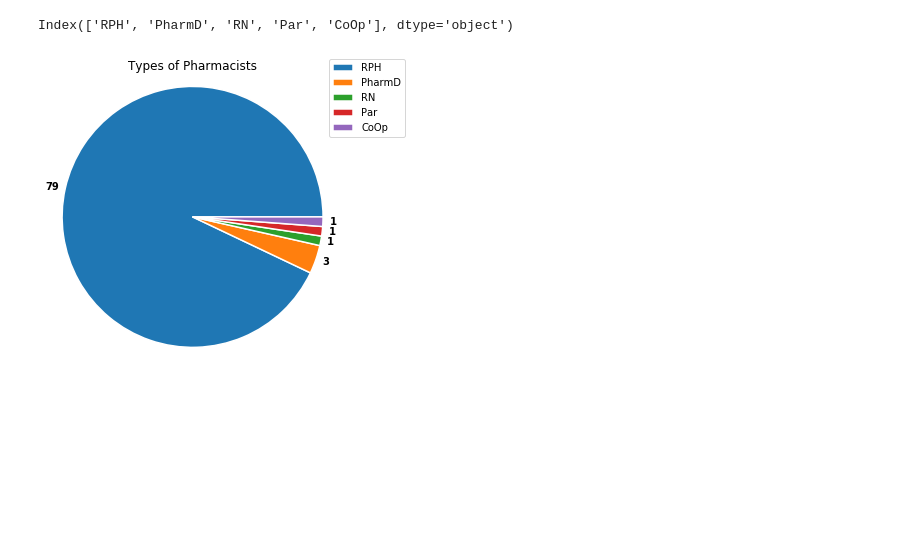
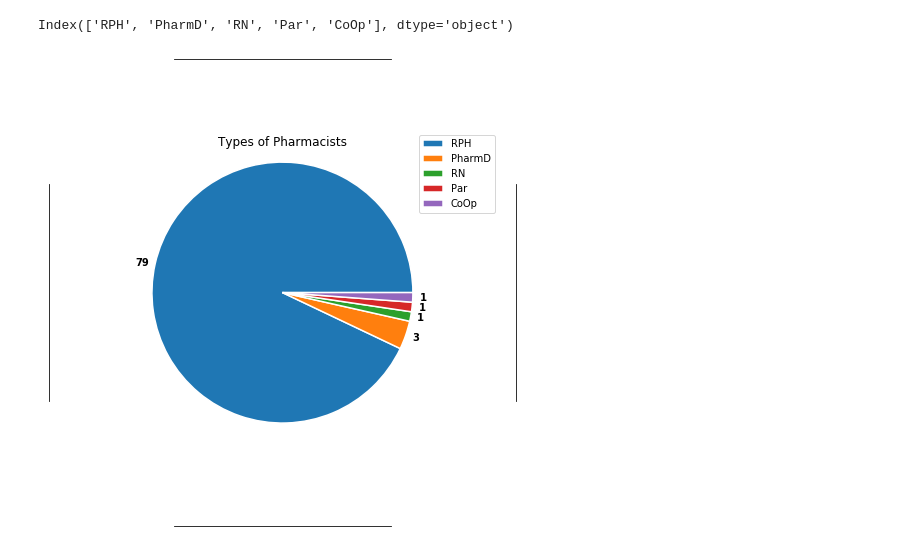
Before and after one commit to rmutalik/ongoing-project, a Jupyter notebook: MIMIC-III.ipynb, the cells around one changed output. Saved outputs shown, nothing was run; the diff lists cells and outputs as text; code cells hidden in the pictures; blank space fills up the shorter version.

Commit message:
Added border around pie chart

```diff
--- a/MIMIC-III.ipynb
+++ b/MIMIC-III.ipynb
@@ -352,17 +352,29 @@ Index(['RPH', 'PharmD', 'RN', 'Par', 'CoOp'], dtype='object')
 # %%
 fig, ax = plt.subplots()
 # explode = [0] + ([0.05] * (len(pharm_vc)-1))
-
-# TODO: Add a border around plot (e.g. frames, spines)
-ax.spines['right'].set_position(("outward", 5))
 
 ax.pie(pharm_vc, radius=1.5, wedgeprops={'edgecolor': 'w', 'linewidth': 1.5, 'linestyle': 'solid'}
       , textprops={'color': 'k', 'fontsize': 10, 'fontweight': 'bold'}, labels=pharm_vc, labeldistance=1.05
       )
 
 ax.legend(labels=pharm_vc.index, loc="upper right", bbox_to_anchor=(1.50, 1.25))
 
 plt.title('Types of Pharmacists', y=1.15)
+
+# TODO: Add a border around plot (e.g. frames, spines)
+# FIXME: Make plot look better
+ax.set_frame_on(True)
+
+ax.spines['top'].set_position(('outward', 125))
+ax.spines['right'].set_position(('outward', 125))
+ax.spines['bottom'].set_position(('outward', 125))
+ax.spines['left'].set_position(('outward', 125))
+
+# ax.spines['top'].set_smart_bounds(50)
+# ax.spines['right'].set_smart_bounds(50)
+# ax.spines['bottom'].set_smart_bounds(50)
+# ax.spines['left'].set_smart_bounds(50)
+
 plt.show()
 # %% [output]
-[figure, old version]
+[figure, new version]
```
Also changed, not shown: parts of 1 cell of this notebook.
